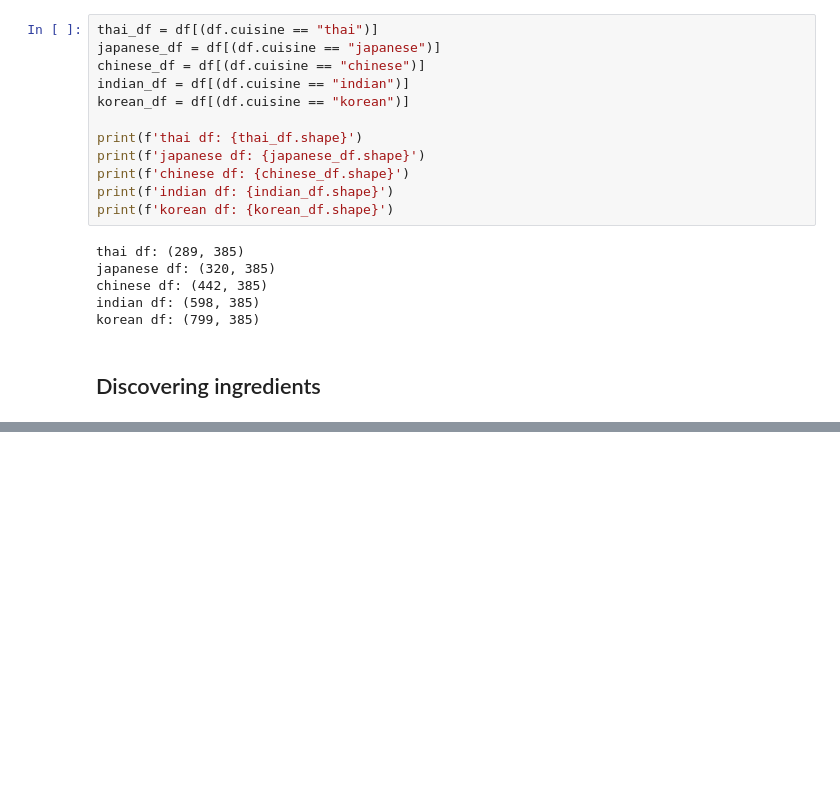
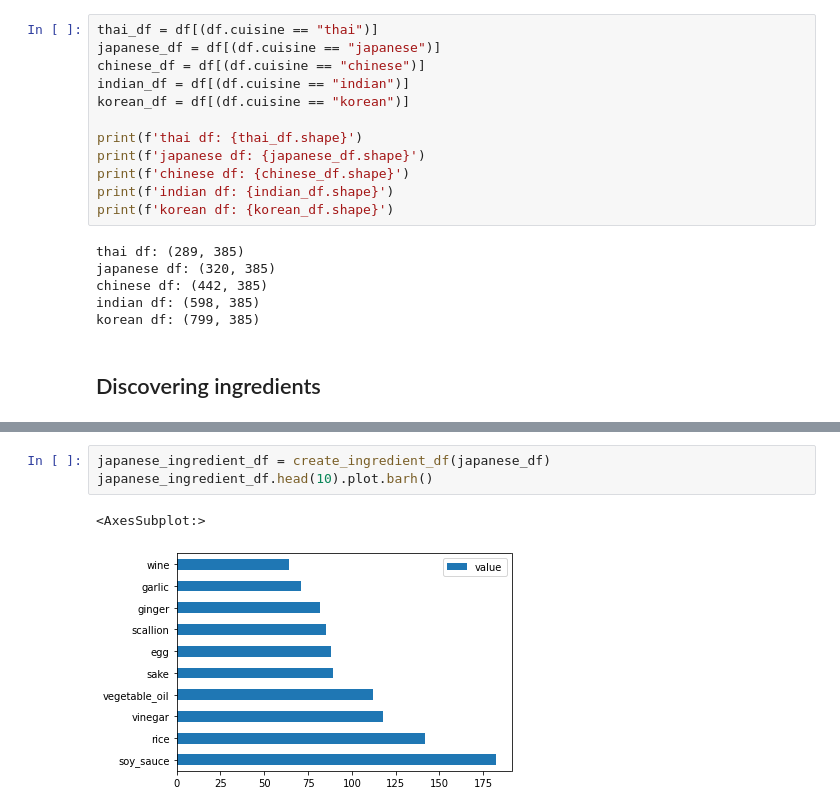
Before and after one commit to RyanXinOne/ML-For-Beginners, a Jupyter notebook: 4-Classification/1-Introduction/notebook.ipynb, the cells around one changed output, grey strips where cells are left out. Cells and saved outputs as stored; diff of their text form; blank space fills up the shorter version.

```diff
--- a/4-Classification/1-Introduction/notebook.ipynb
+++ b/4-Classification/1-Introduction/notebook.ipynb
@@ -62,0 +79,6 @@ korean df: (799, 385)
+# %%
+japanese_ingredient_df = create_ingredient_df(japanese_df)
+japanese_ingredient_df.head(10).plot.barh()
+# %% [output]
+<AxesSubplot:>
+[figure, added]
```
Also changed, not shown: parts of 15 cells of this notebook, 1 other file.
